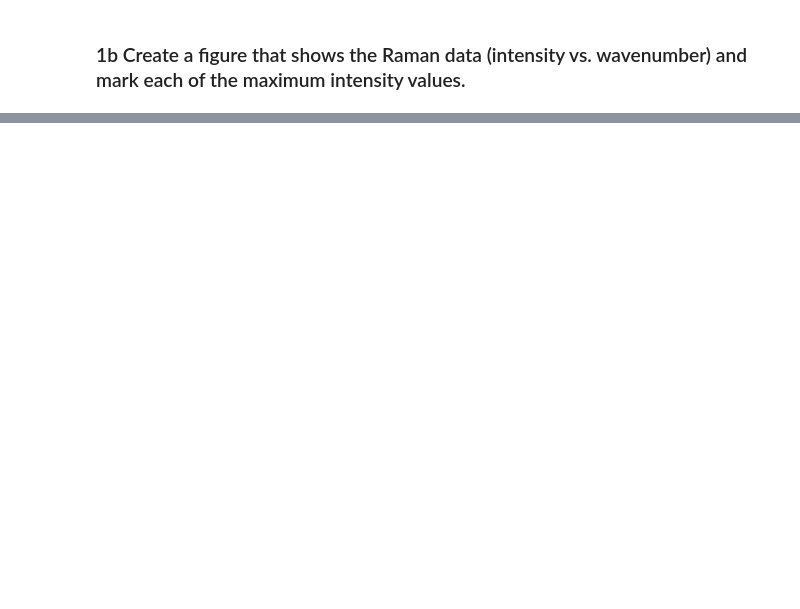
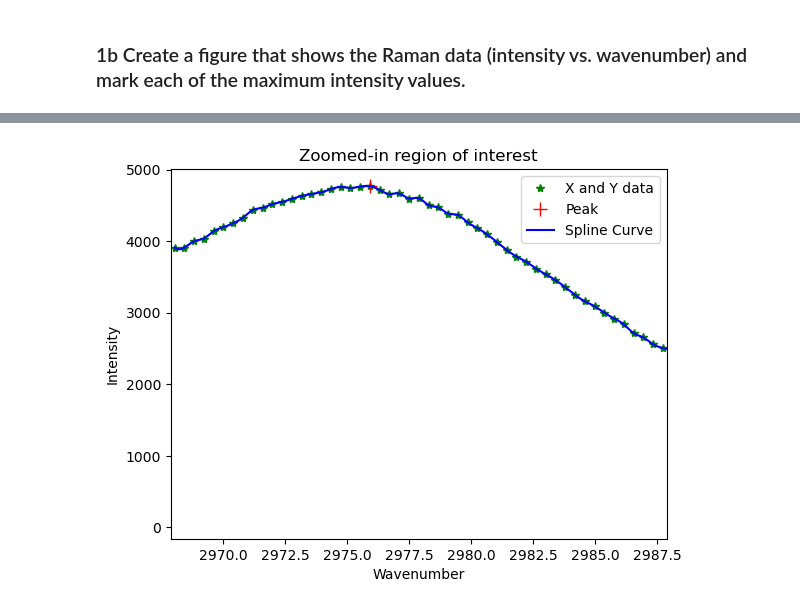
Before and after one commit to aryanbarik/EE-541-Deep-Learning, a Jupyter notebook: hw2/hw2p1.ipynb, the cells around one changed output, grey strips where cells are left out. Drawn from its saved outputs; the diff is of its cells as text; code cells hidden in the pictures; blank space fills up the shorter version.

```diff
--- a/hw2/hw2p1.ipynb
+++ b/hw2/hw2p1.ipynb
@@ -236,0 +193,4 @@ plt.show()
+# %%
+generate_graph(four_largest_wavenumber[2], four_largest_intensity[2])
+# %% [output]
+[figure, added]
```
Also changed, not shown: parts of 19 cells of this notebook.
